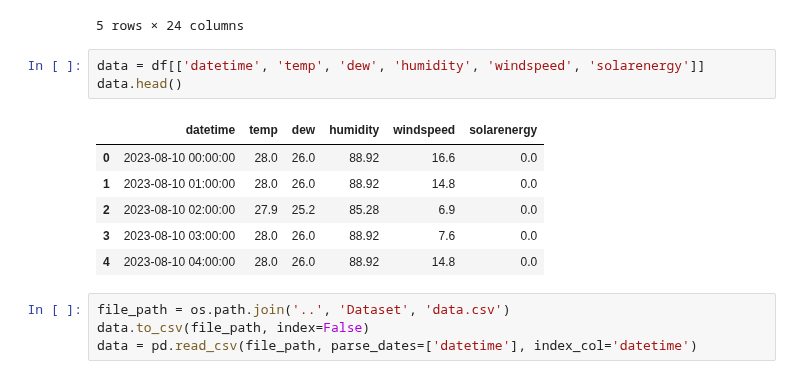
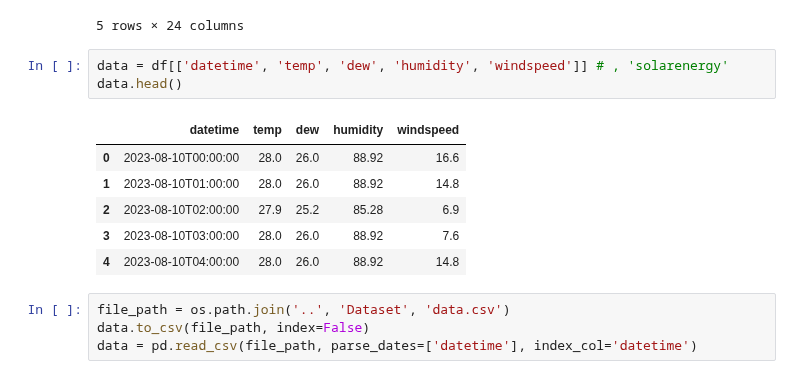
Before and after one commit to mungekarkiran/Basic_Python, a Jupyter notebook: Neha Project/Project Solar Care/Notebook/20240901_Solar_Care.ipynb, the cells around one changed output. Cells and saved outputs as stored; diff of their text form.

```diff
--- a/Neha Project/Project Solar Care/Notebook/20240901_Solar_Care.ipynb
+++ b/Neha Project/Project Solar Care/Notebook/20240901_Solar_Care.ipynb
@@ -68,15 +68,15 @@ df.head()
 | 4 | maharashtra | 2023-08-10 04:00:00 | 28.0 | 33.6 | 26.0 | 88.92 | 0.0 | 0 | rain | 0.0 | ... |
 5 rows × 24 columns
 # %%
-data = df[['datetime', 'temp', 'dew', 'humidity', 'windspeed', 'solarenergy']]
+data = df[['datetime', 'temp', 'dew', 'humidity', 'windspeed']] # , 'solarenergy'
 data.head()
 # %% [output]
-|  | datetime | temp | dew | humidity | windspeed | solarenergy |
-| 0 | 2023-08-10 00:00:00 | 28.0 | 26.0 | 88.92 | 16.6 | 0.0 |
-| 1 | 2023-08-10 01:00:00 | 28.0 | 26.0 | 88.92 | 14.8 | 0.0 |
-| 2 | 2023-08-10 02:00:00 | 27.9 | 25.2 | 85.28 | 6.9 | 0.0 |
-| 3 | 2023-08-10 03:00:00 | 28.0 | 26.0 | 88.92 | 7.6 | 0.0 |
-| 4 | 2023-08-10 04:00:00 | 28.0 | 26.0 | 88.92 | 14.8 | 0.0 |
+|  | datetime | temp | dew | humidity | windspeed |
+| 0 | 2023-08-10T00:00:00 | 28.0 | 26.0 | 88.92 | 16.6 |
+| 1 | 2023-08-10T01:00:00 | 28.0 | 26.0 | 88.92 | 14.8 |
+| 2 | 2023-08-10T02:00:00 | 27.9 | 25.2 | 85.28 | 6.9 |
+| 3 | 2023-08-10T03:00:00 | 28.0 | 26.0 | 88.92 | 7.6 |
+| 4 | 2023-08-10T04:00:00 | 28.0 | 26.0 | 88.92 | 14.8 |
 # %%
 file_path = os.path.join('..', 'Dataset', 'data.csv')
 data.to_csv(file_path, index=False)
```
Also changed, not shown: parts of 6 cells of this notebook, 1 other file.
